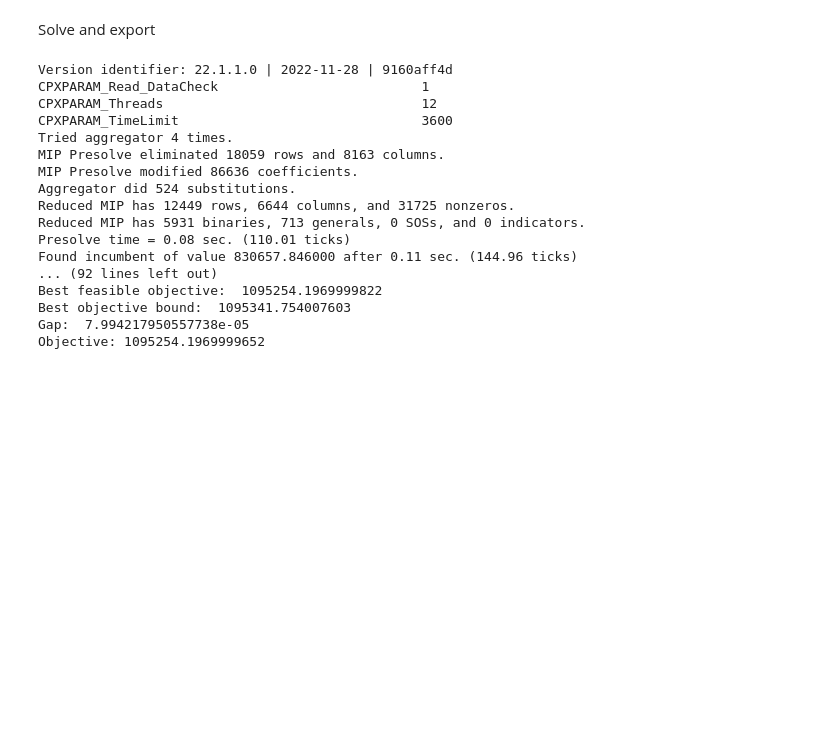
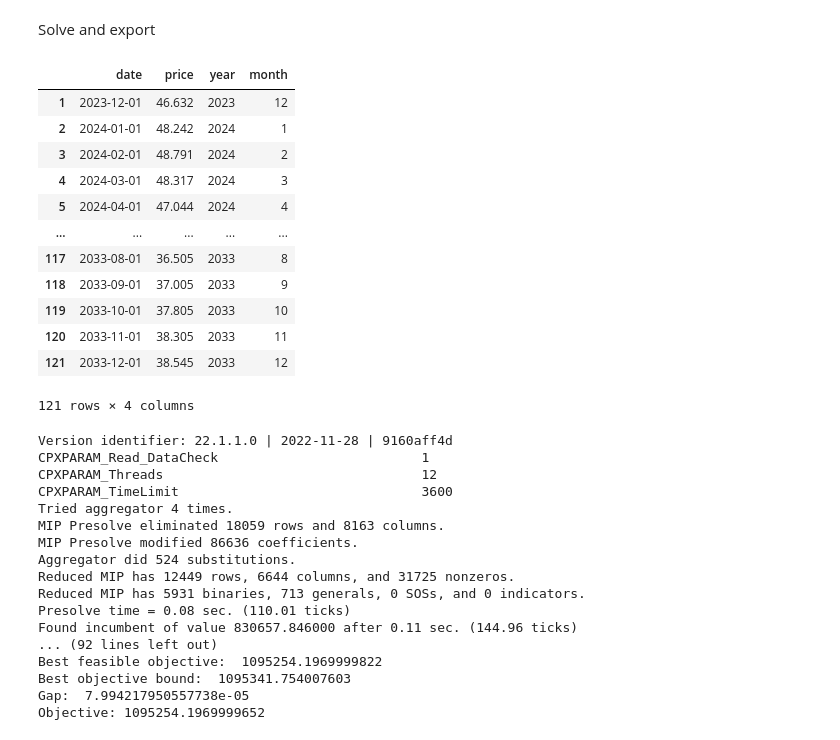
Before and after one commit to juzun/GasStorageOptimization, a Jupyter notebook: gas_tank/gs_oop.ipynb, the cells around one changed output. Drawn from its saved outputs; the diff is of its cells as text; code cells hidden in the pictures; blank space fills up the shorter version.

```diff
--- a/gas_tank/gs_oop.ipynb
+++ b/gas_tank/gs_oop.ipynb
@@ -617,8 +617,24 @@ def initialize_storage(name):
         return storage_mgs
 # %%
 storage_mgs = initialize_storage('MGS')
-# storage_mnd = initialize_storage('MND')
-# storage_rwe = initialize_storage('RWE')
+storage_mnd = initialize_storage('MND')
+storage_rwe = initialize_storage('RWE')
 # %% [markdown]
 Solve and export
+# %%
+storage_mnd.prices_monthly
+# %% [output]
+|  | date | price | year | month |
+| 1 | 2023-12-01 | 46.632 | 2023 | 12 |
+| 2 | 2024-01-01 | 48.242 | 2024 | 1 |
+| 3 | 2024-02-01 | 48.791 | 2024 | 2 |
+| 4 | 2024-03-01 | 48.317 | 2024 | 3 |
+| 5 | 2024-04-01 | 47.044 | 2024 | 4 |
+| ... | ... | ... | ... | ... |
+| 117 | 2033-08-01 | 36.505 | 2033 | 8 |
+| 118 | 2033-09-01 | 37.005 | 2033 | 9 |
+| 119 | 2033-10-01 | 37.805 | 2033 | 10 |
+| 120 | 2033-11-01 | 38.305 | 2033 | 11 |
+| 121 | 2033-12-01 | 38.545 | 2033 | 12 |
+121 rows × 4 columns
 # %%
```
Also changed, not shown: parts of 2 cells of this notebook, 7 other files.
